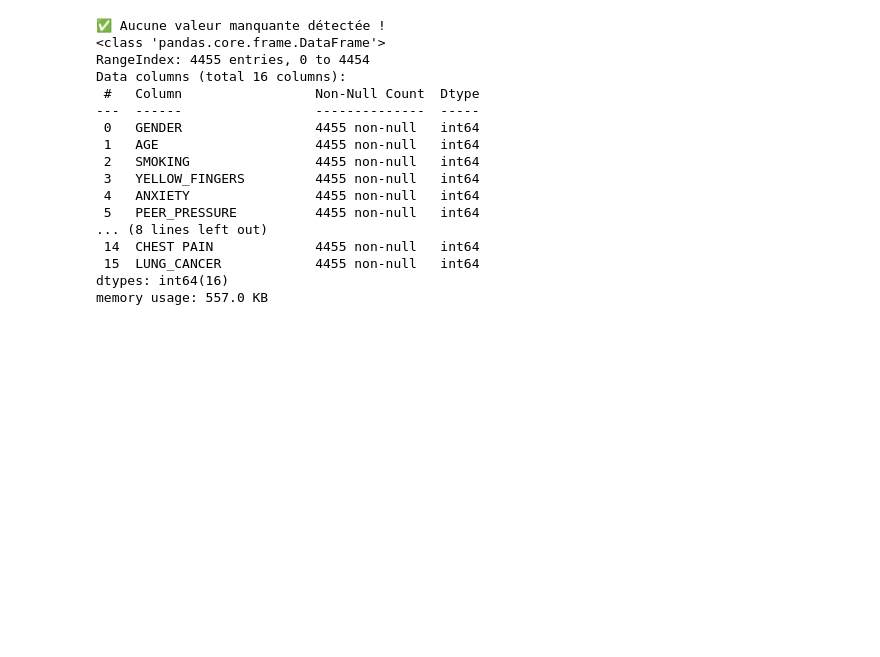
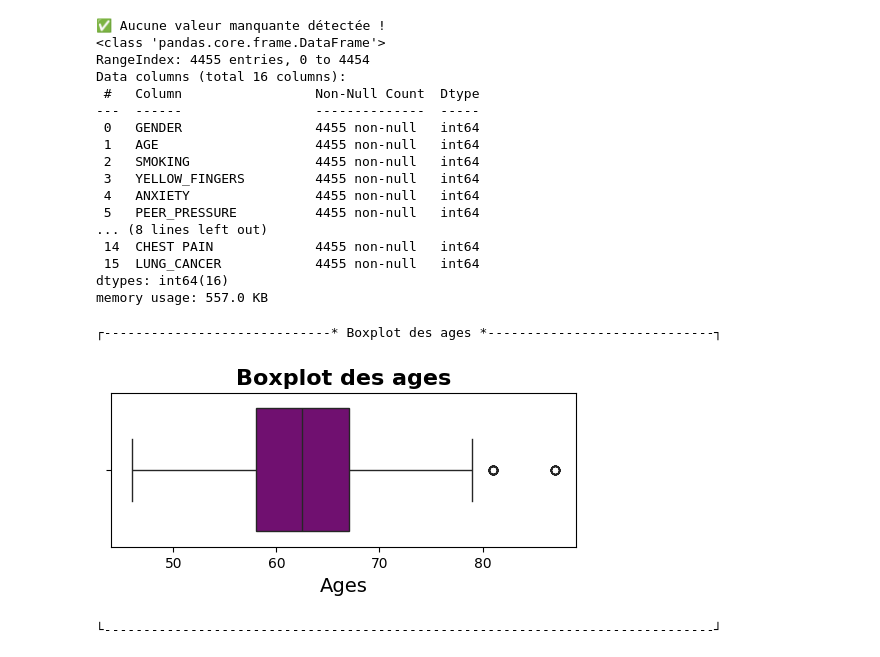
Before and after one commit to FrancoisHellebuyck-Formation/project6, a Jupyter notebook: notebooks/01-exploration.ipynb, the cells around one changed output. Saved outputs shown, nothing was run; the diff lists cells and outputs as text; code cells hidden in the pictures; blank space fills up the shorter version.

```diff
--- a/notebooks/01-exploration.ipynb
+++ b/notebooks/01-exploration.ipynb
@@ -65,3 +68,19 @@ Data columns (total 16 columns):
  15  LUNG_CANCER            4455 non-null   int64
 dtypes: int64(16)
 memory usage: 557.0 KB
+# %%
+def boxplot_age():
+    print_title("Boxplot des ages")
+    plt.figure(figsize=(6, 2))
+    sns.boxplot(data=df, x="AGE", color="purple")
+    plt.title(
+        "Boxplot des ages", fontsize=16, fontweight="bold"
+    )
+    plt.xlabel("Ages", fontsize=14)
+    plt.show()
+    print_end()
+boxplot_age()
+# %% [output]
+┌-----------------------------* Boxplot des ages *-----------------------------┐
+[figure, added]
+└------------------------------------------------------------------------------┘
```
Also changed, not shown: parts of 6 cells of this notebook.
